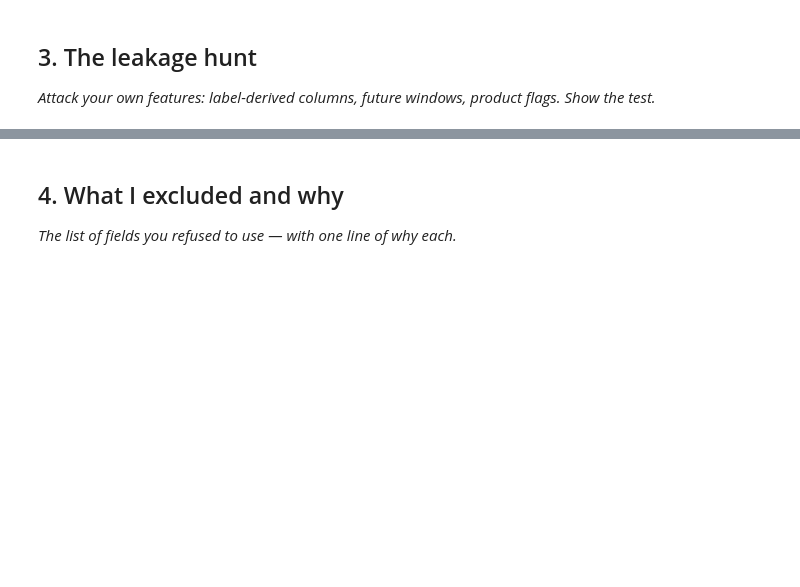
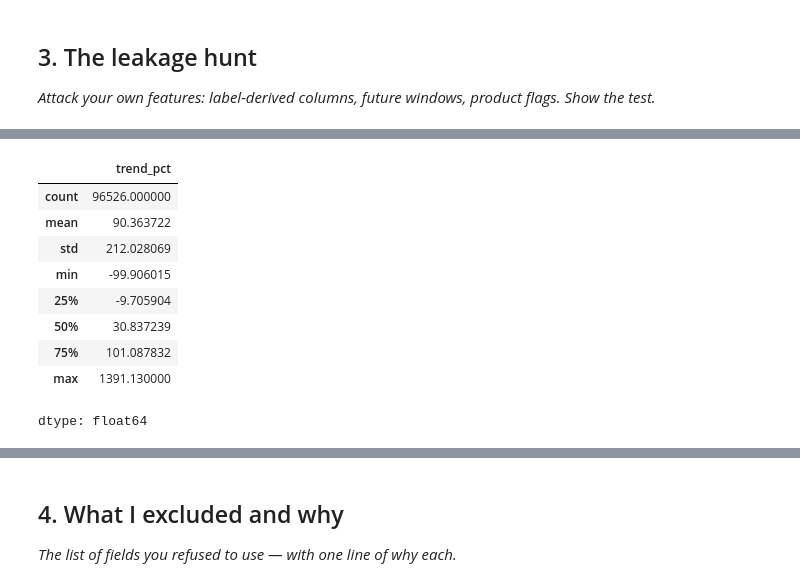
Before and after one commit to ammar-aa/Fly_rank_internship_repo, a Jupyter notebook: work/notebooks/w03_feature_leakage_check.ipynb, the cells around one changed output, grey strips where cells are left out. Cells and saved outputs as stored; diff of their text form; code cells hidden in the pictures; blank space fills up the shorter version.

```diff
--- a/work/notebooks/w03_feature_leakage_check.ipynb
+++ b/work/notebooks/w03_feature_leakage_check.ipynb
@@ -127,0 +179,13 @@ Available when?: this is a static content-level attribute from dim_content, not
+# %%
+trend_df['trend_pct'].describe()
+# %% [output]
+|  | trend_pct |
+| count | 96526.000000 |
+| mean | 90.363722 |
+| std | 212.028069 |
+| min | -99.906015 |
+| 25% | -9.705904 |
+| 50% | 30.837239 |
+| 75% | 101.087832 |
+| max | 1391.130000 |
+dtype: float64
```
Also changed, not shown: parts of 11 cells of this notebook.
